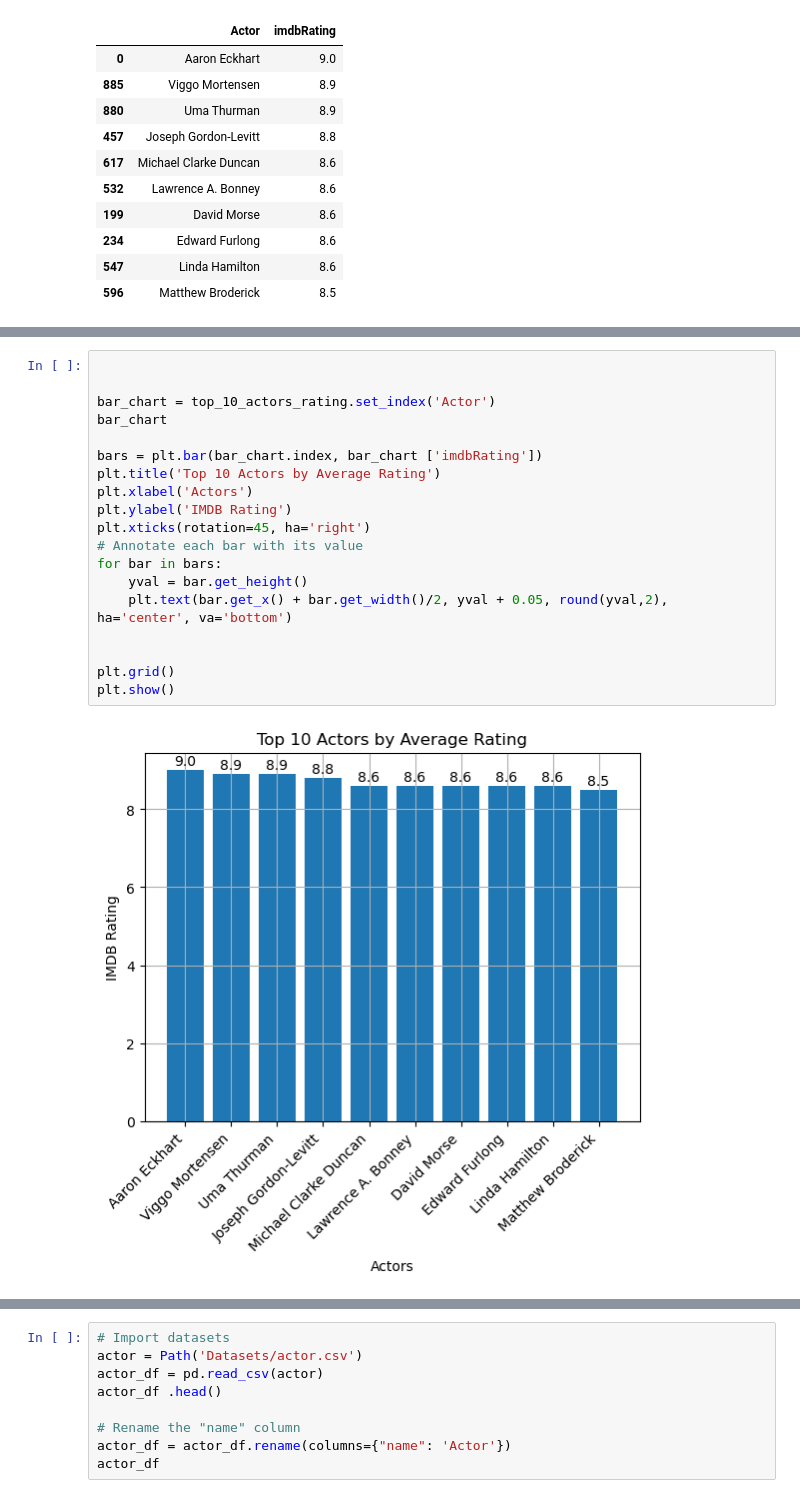
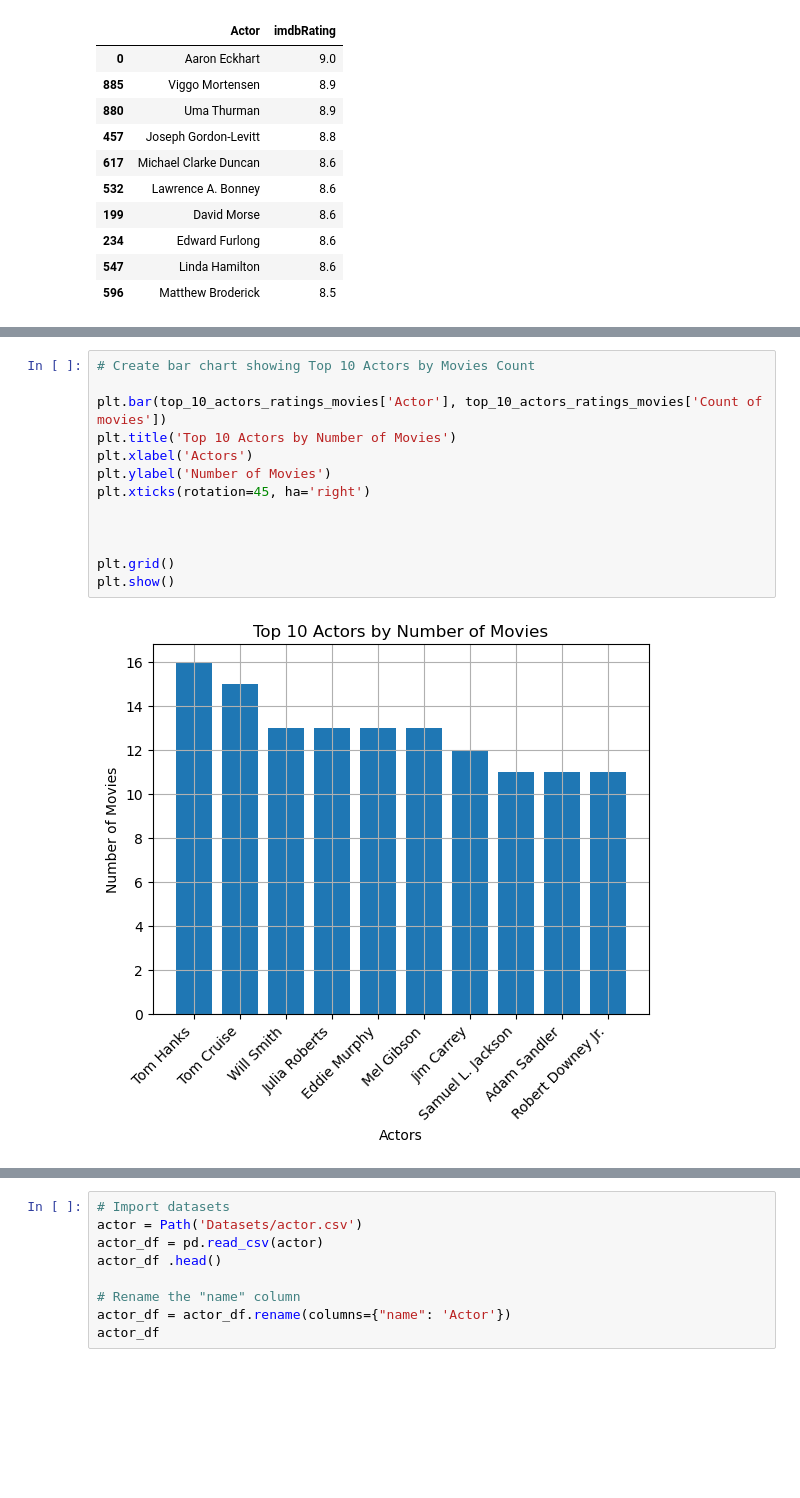
Before and after one commit to benoitchamot/MovieNerd, a Jupyter notebook: dataExplorationJKozak.ipynb, the cells around one changed output, grey strips where cells are left out. Saved outputs shown, nothing was run; the diff lists cells and outputs as text; blank space fills up the shorter version.

```diff
--- a/dataExplorationJKozak.ipynb
+++ b/dataExplorationJKozak.ipynb
@@ -245,22 +276,16 @@ plt.show()
-# %%
-
-
-bar_chart = top_10_actors_rating.set_index('Actor')
-bar_chart
-
-bars = plt.bar(bar_chart.index, bar_chart ['imdbRating'])
-plt.title('Top 10 Actors by Average Rating')
-plt.xlabel('Actors')
-plt.ylabel('IMDB Rating')
-plt.xticks(rotation=45, ha='right')
-# Annotate each bar with its value
-for bar in bars:
-    yval = bar.get_height()
-    plt.text(bar.get_x() + bar.get_width()/2, yval + 0.05, round(yval,2), ha='center', va='bottom')
-
-
-plt.grid()
-plt.show()
-# %% [output]
-[figure, removed]
+# %%
+# Create bar chart showing Top 10 Actors by Movies Count
+
+plt.bar(top_10_actors_ratings_movies['Actor'], top_10_actors_ratings_movies['Count of movies'])
+plt.title('Top 10 Actors by Number of Movies')
+plt.xlabel('Actors')
+plt.ylabel('Number of Movies')
+plt.xticks(rotation=45, ha='right')
+
+
+
+plt.grid()
+plt.show()
+# %% [output]
+[figure, added]
 # %%
```
Also changed, not shown: parts of 32 cells of this notebook, 2 other files.
